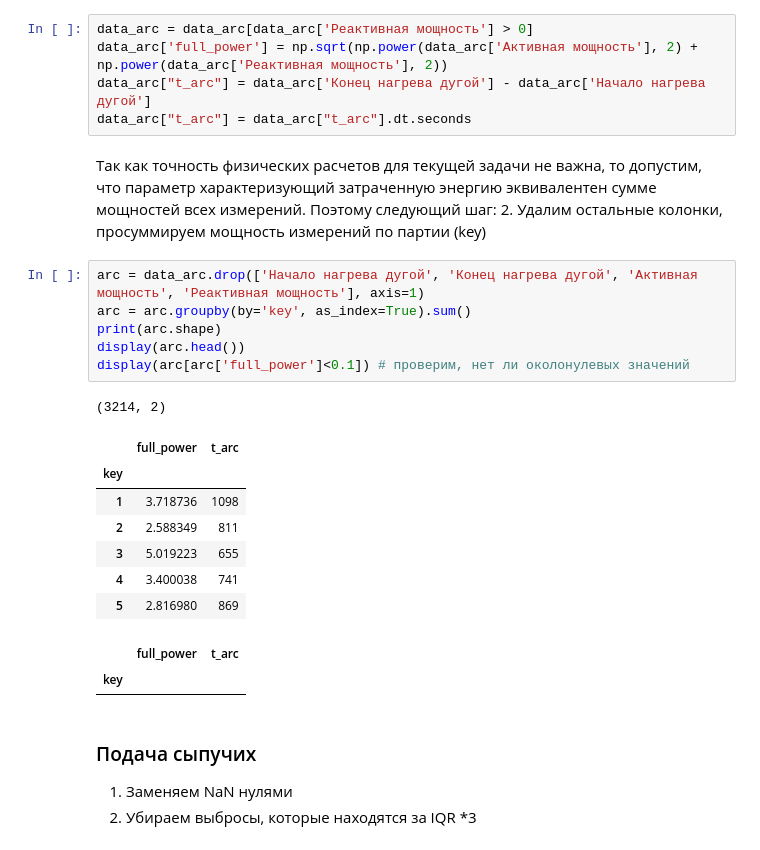
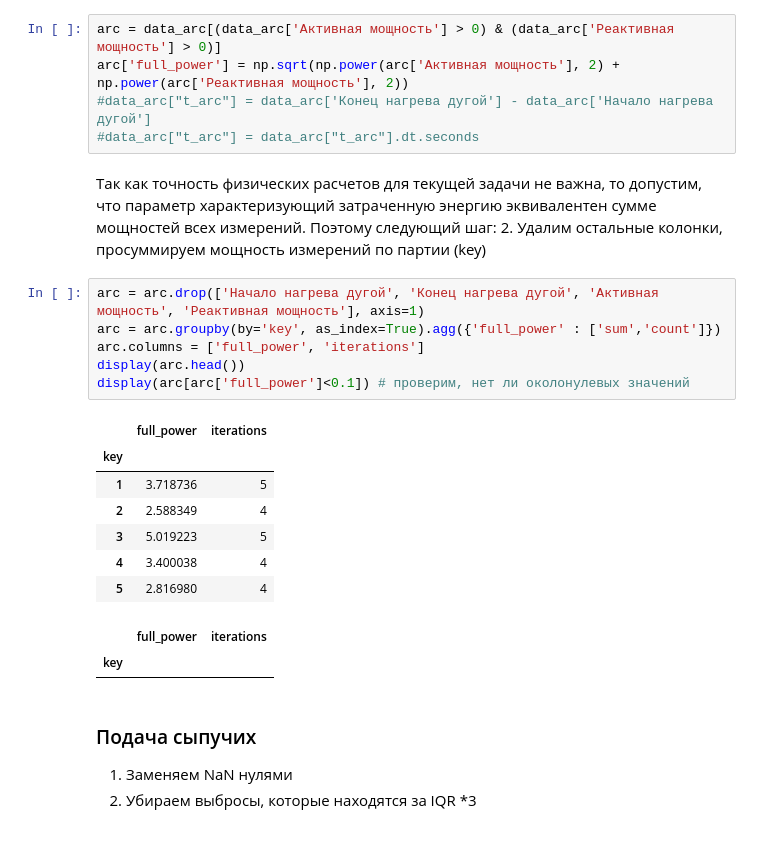
Before and after one commit to ivtroitskiy/datascience_bootcamp, a Jupyter notebook: fiinal_project.ipynb, the cells around one changed output. Saved outputs shown, nothing was run; the diff lists cells and outputs as text.

```diff
--- a/fiinal_project.ipynb
+++ b/fiinal_project.ipynb
@@ -572,29 +572,28 @@ $$
 $$
 Где P - Активная мощность, а Q - реактивная мощность
 # %%
-data_arc = data_arc[data_arc['Реактивная мощность'] > 0]
-data_arc['full_power'] = np.sqrt(np.power(data_arc['Активная мощность'], 2) + np.power(data_arc['Реактивная мощность'], 2))
-data_arc["t_arc"] = data_arc['Конец нагрева дугой'] - data_arc['Начало нагрева дугой']
-data_arc["t_arc"] = data_arc["t_arc"].dt.seconds
+arc = data_arc[(data_arc['Активная мощность'] > 0) & (data_arc['Реактивная мощность'] > 0)]
+arc['full_power'] = np.sqrt(np.power(arc['Активная мощность'], 2) + np.power(arc['Реактивная мощность'], 2))
+#data_arc["t_arc"] = data_arc['Конец нагрева дугой'] - data_arc['Начало нагрева дугой']
+#data_arc["t_arc"] = data_arc["t_arc"].dt.seconds
 # %% [markdown]
 Так как точность физических расчетов для текущей задачи не важна, то допустим, что параметр характеризующий затраченную энергию эквивалентен сумме мощностей всех измерений. Поэтому следующий шаг:
 2. Удалим остальные колонки, просуммируем мощность измерений по партии (key)
 # %%
-arc = data_arc.drop(['Начало нагрева дугой', 'Конец нагрева дугой', 'Активная мощность', 'Реактивная мощность'], axis=1)
-arc = arc.groupby(by='key', as_index=True).sum()
-print(arc.shape)
+arc = arc.drop(['Начало нагрева дугой', 'Конец нагрева дугой', 'Активная мощность', 'Реактивная мощность'], axis=1)
+arc = arc.groupby(by='key', as_index=True).agg({'full_power' : ['sum','count']})
+arc.columns = ['full_power', 'iterations']
 display(arc.head())
 display(arc[arc['full_power']<0.1]) # проверим, нет ли околонулевых значений
 # %% [output]
-(3214, 2)
-|  | full_power | t_arc |
+|  | full_power | iterations |
 | key |  |  |
-| 1 | 3.718736 | 1098 |
-| 2 | 2.588349 | 811 |
-| 3 | 5.019223 | 655 |
-| 4 | 3.400038 | 741 |
-| 5 | 2.816980 | 869 |
+| 1 | 3.718736 | 5 |
+| 2 | 2.588349 | 4 |
+| 3 | 5.019223 | 5 |
+| 4 | 3.400038 | 4 |
+| 5 | 2.816980 | 4 |
-|  | full_power | t_arc |
+|  | full_power | iterations |
 | key |  |  |
 # %% [markdown]
 ### Подача сыпучих
```
Also changed, not shown: parts of 14 cells of this notebook, 6 other files.
